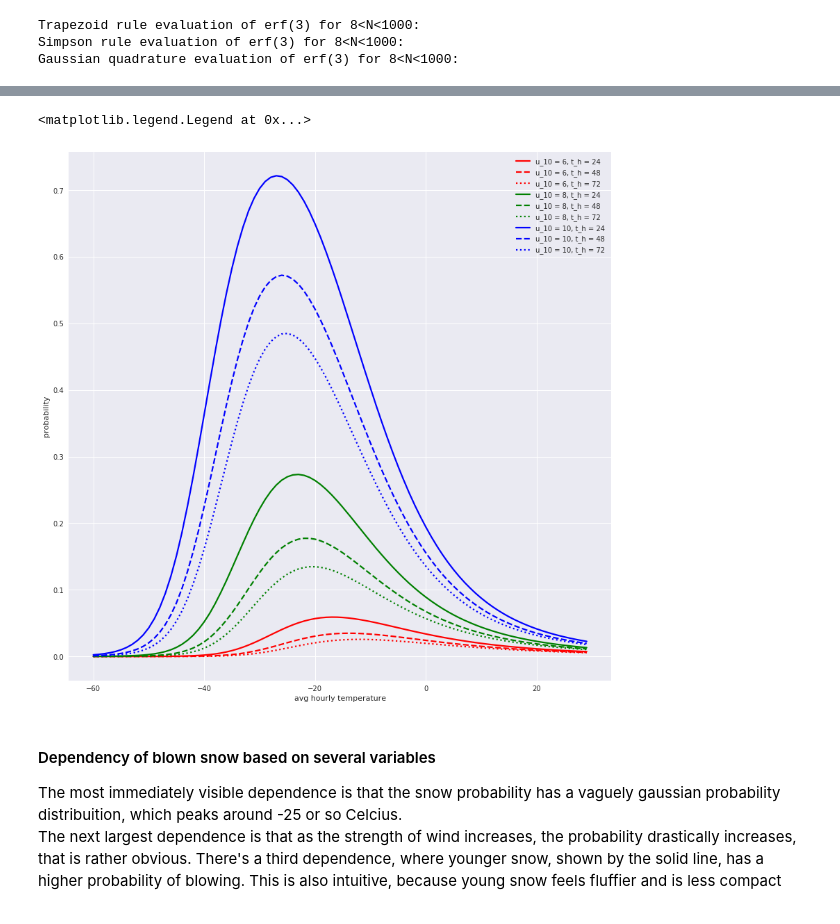
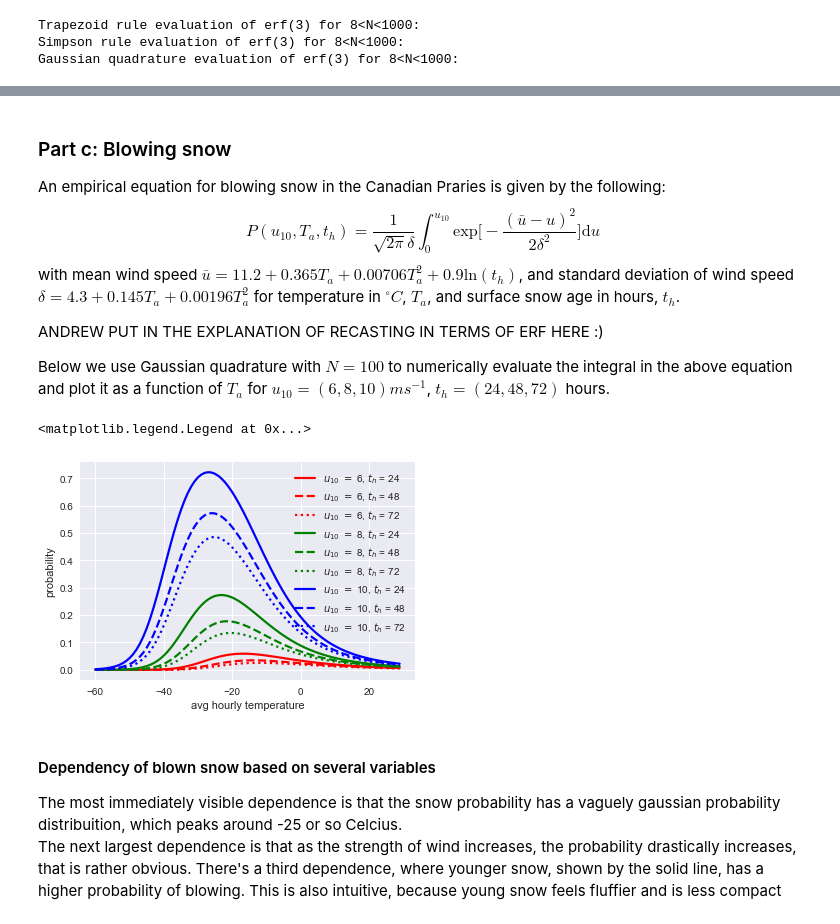
Before and after one commit to andrewkhardy/PHY-407, a Jupyter notebook: Lab03_Q1.ipynb, the cells around one changed output, grey strips where cells are left out. Cells and saved outputs as stored; diff of their text form; code cells hidden in the pictures.

```diff
--- a/Lab03_Q1.ipynb
+++ b/Lab03_Q1.ipynb
@@ -202 +193,12 @@ print(np.std(a_err_gauss))
+# %% [markdown]
+### Part c: Blowing snow
+An empirical equation for blowing snow in the Canadian Praries is given by the following:
+\begin{equation}
+    P(u_{10}, T_a, t_h) = \frac{1}{\sqrt{2\pi}\delta} \int_0^{u_{10}} \mathrm{exp}\bigg [- \frac{(\bar{u}-u)^2}{2\delta^2}\bigg ]\mathrm{d}u
+\end{equation}
+with mean wind speed $\bar{u} = 11.2 + 0.365T_a + 0.00706 T_a^2 + 0.9 \mathrm{ln}(t_h)$, and standard deviation of wind speed $\delta = 4.3 + 0.145 T_a + 0.00196 T_a^2$ for temperature in $^{\circ}C$, $T_a$, and surface snow age in hours, $t_h$.
+
+ANDREW PUT IN THE EXPLANATION OF RECASTING IN TERMS OF ERF HERE :)
+
+Below we use Gaussian quadrature with $N=100$ to numerically evaluate the integral in the above equation and plot it as a function of $T_a$ for $u_{10} =(6,8,10)ms^{-1}$, $t_h = (24, 48, 72)$ hours.
 # %%
@@ -218,29 +220,29 @@ def P(i_u10, a_ta, i_th):
 # %%
 # Choosing color for characterizing u_10
 colours = ('r', 'g', 'b')
 
 # Choosing line type to characterize t_h
 lines = ('-','--',  ':')
 
 
-plt.figure(figsize=(14,14))
+plt.figure()
 plt.clf()
 for (i_u10, colour) in zip(a_u10, colours):
 	# For each u_10, we have different color
 
 	for (i_th, line) in zip(a_th, lines):
 	# For each different t_h, we get a different line
 
 		plot_str = colour + line
 		plt.plot(a_ta, P(i_u10, a_ta, i_th), plot_str, linewidth = 2.2, \
-	    label = 'u_10 = {0}, t_h = {1}'.format(i_u10, i_th))
+	    label = '{0} $=$ {1}, $t_h$ = {2}'.format('$u_{10}$', i_u10, i_th))
 
 plt.xlabel('avg hourly temperature')
 plt.ylabel('probability')
 plt.legend(loc = 'best')
 # %% [output]
 <matplotlib.legend.Legend at 0x...>
-[figure, old version]
+[figure, new version]
 # %% [markdown]
 #### Dependency of blown snow based on several variables
 The most immediately visible dependence is that the snow probability has a vaguely gaussian probability distribuition, which peaks around -25 or so Celcius.
```
Also changed, not shown: parts of 13 cells of this notebook, 1 other file.
